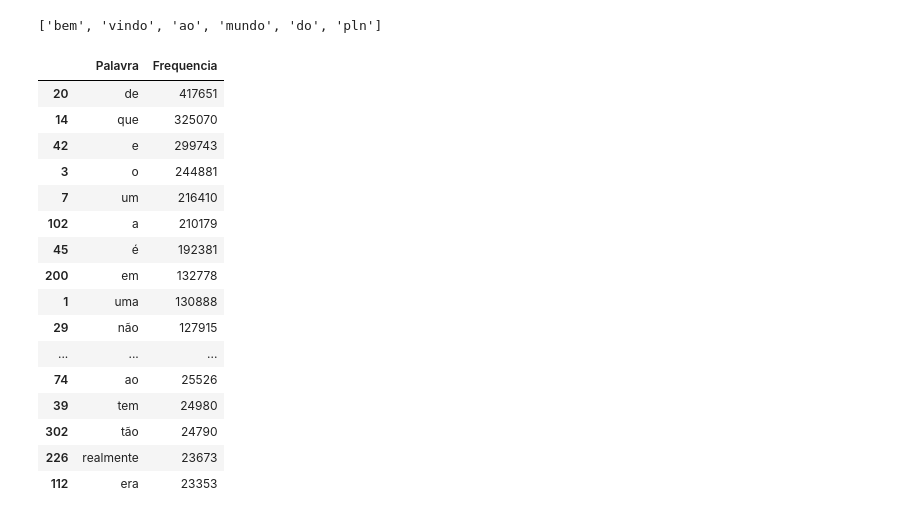
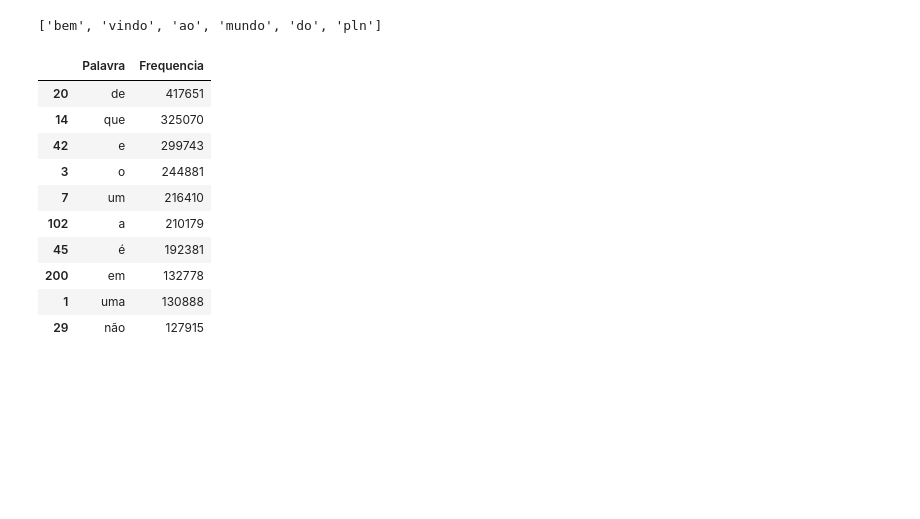
Before and after one commit to leonardocroda/DataScience, a Jupyter notebook: 3 - Processamento de Linguagem Natural - 1/PLN.ipynb, the cells around one changed output. Drawn from its saved outputs; the diff is of its cells as text; code cells hidden in the pictures; blank space fills up the shorter version.

```diff
--- a/3 - Processamento de Linguagem Natural - 1/PLN.ipynb
+++ b/3 - Processamento de Linguagem Natural - 1/PLN.ipynb
@@ -189,25 +189,19 @@ token_frase
 token_frase= token_espaco.tokenize(todas_palavras)
 frequencia= nltk.FreqDist(token_frase)
 # %%
-dr_frequencia=pd.DataFrame({"Palavra":list(frequencia.keys()),
+df_frequencia=pd.DataFrame({"Palavra":list(frequencia.keys()),
                            "Frequencia":list(frequencia.values())})
 # %%
-dr_frequencia.nlargest(columns= "Frequencia", n=50)
+df_frequencia.nlargest(columns= "Frequencia", n=10)
 # %% [output]
 |  | Palavra | Frequencia |
 | 20 | de | 417651 |
 | 14 | que | 325070 |
 | 42 | e | 299743 |
 | 3 | o | 244881 |
 | 7 | um | 216410 |
 | 102 | a | 210179 |
 | 45 | é | 192381 |
 | 200 | em | 132778 |
 | 1 | uma | 130888 |
 | 29 | não | 127915 |
-| ... | ... | ... |
-| 74 | ao | 25526 |
-| 39 | tem | 24980 |
-| 302 | tão | 24790 |
-| 226 | realmente | 23673 |
-| 112 | era | 23353 |
```
Also changed, not shown: parts of 13 cells of this notebook.
